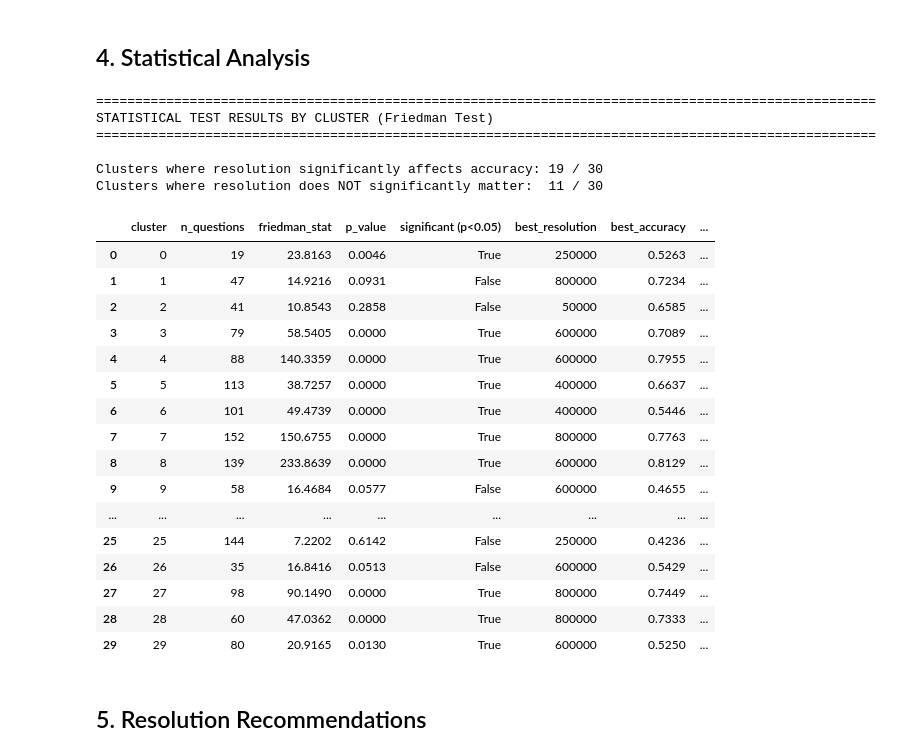
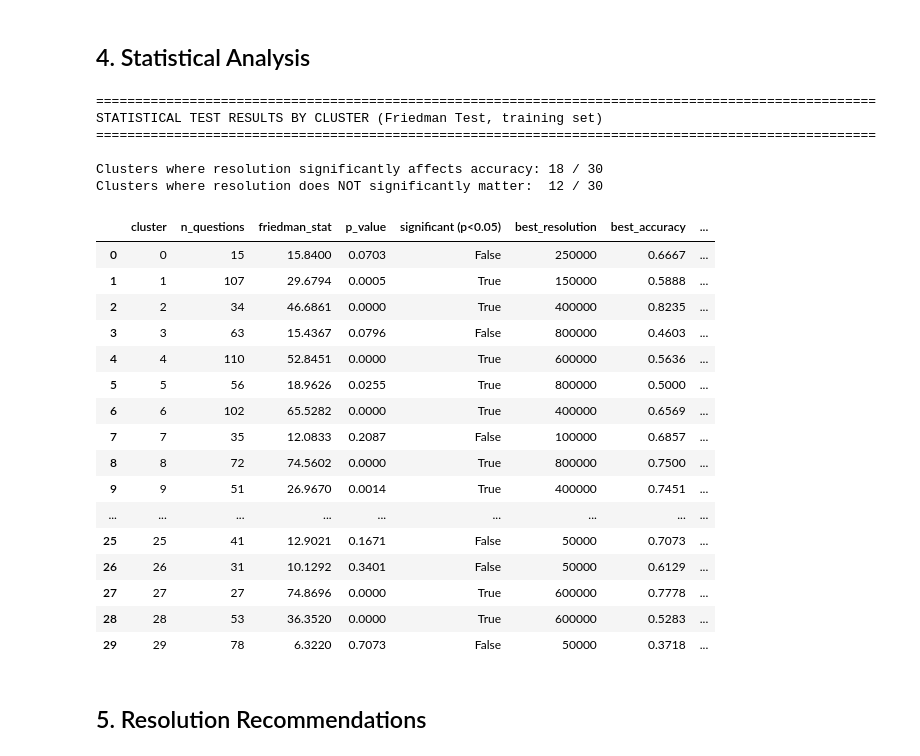
Before and after one commit to Andrew1302/scale-wise-optimizer, a Jupyter notebook: clustering/training/clustering_production.ipynb, the cells around one changed output. Drawn from its saved outputs; the diff is of its cells as text; code cells hidden in the pictures.

```diff
--- a/clustering/training/clustering_production.ipynb
+++ b/clustering/training/clustering_production.ipynb
@@ -150,9 +152,9 @@ Extracted 18 features
 ## 2. Clustering
 # %%
 print("Loading sentence transformer model...")
-model = SentenceTransformer('all-MiniLM-L6-v2')
+model = SentenceTransformer(EMBEDDING_MODEL)
 
-print("Generating embeddings...")
-embeddings = model.encode(df['question_stem'].tolist(), show_progress_bar=True)
+print("Generating embeddings (training set only)...")
+embeddings = model.encode(df_train['question_stem'].tolist(), show_progress_bar=True)
 print(f"Embeddings shape: {embeddings.shape}")
 # %% [output]
@@ -201,7 +196,7 @@ Optimal K: 30
 # %%
 # Train final model and save
 kmeans_final = KMeans(n_clusters=OPTIMAL_K, random_state=RANDOM_STATE, n_init=10)
-df['cluster'] = kmeans_final.fit_predict(embeddings)
+df_train['cluster'] = kmeans_final.fit_predict(embeddings)
 
 # Save model
 os.makedirs(os.path.dirname(MODEL_OUTPUT), exist_ok=True)
@@ -209,6 +204,6 @@ with open(MODEL_OUTPUT, 'wb') as f:
     pickle.dump({'kmeans': kmeans_final, 'embedding_model': EMBEDDING_MODEL, 'optimal_k': OPTIMAL_K}, f)
 
 print(f"Model saved to {MODEL_OUTPUT}")
-print(f"\nCluster distribution:")
-print(df['cluster'].value_counts().sort_index())
+print(f"\nCluster distribution (training set):")
+print(df_train['cluster'].value_counts().sort_index())
 # %% [output]
@@ -248,10 +243,10 @@ Running t-SNE...
 # %% [markdown]
 ## 3. Resolution Analysis
 # %%
-# Compute accuracy per cluster per resolution
+# Compute accuracy per cluster per resolution (training set)
 cluster_perf = []
-for cluster_id in sorted(df['cluster'].unique()):
-    subset = df[df['cluster'] == cluster_id]
+for cluster_id in sorted(df_train['cluster'].unique()):
+    subset = df_train[df_train['cluster'] == cluster_id]
     row = {'cluster': cluster_id, 'n_questions': len(subset)}
     for res in RESOLUTIONS:
         row[f'acc_{res}'] = subset[res].mean()
@@ -288,14 +283,14 @@ plt.figure(figsize=(14, 8))
 resolutions_int = [int(r) for r in RESOLUTIONS]
 colors = plt.cm.tab20(np.linspace(0, 1, OPTIMAL_K))
 
-for cluster_id in sorted(df['cluster'].unique()):
+for cluster_id in sorted(df_train['cluster'].unique()):
     accuracies = [df_cluster.loc[cluster_id, f'acc_{r}'] for r in RESOLUTIONS]
     n = df_cluster.loc[cluster_id, 'n_questions']
     plt.plot(resolutions_int, accuracies, 'o-', color=colors[cluster_id],
              label=f'C{cluster_id} (n={n})', linewidth=1.5, markersize=4, alpha=0.8)
 
 plt.xlabel('Resolution (pixels)', fontsize=12); plt.ylabel('Accuracy', fontsize=12)
-plt.title('Cluster Performance Across Resolutions', fontsize=14)
+plt.title('Cluster Performance Across Resolutions — training set', fontsize=14)
 plt.legend(bbox_to_anchor=(1.02, 1), loc='upper left', fontsize=8, ncol=2)
 plt.xscale('log'); plt.grid(True, alpha=0.3)
 plt.tight_layout()
@@ -338,59 +333,59 @@ CLUSTER RESOLUTION SENSITIVITY ANALYSIS
 # %%
 # Statistical Test Results by Cluster (Friedman Test)
 stat_results = []
-for cluster_id in sorted(df['cluster'].unique()):
-    subset = df[df['cluster'] == cluster_id]
+for cluster_id in sorted(df_train['cluster'].unique()):
+    subset = df_train[df_train['cluster'] == cluster_id]
     scores = subset[RESOLUTIONS].values
 
     try:
         stat, p_val = friedmanchisquare(*[scores[:, i] for i in range(len(RESOLUTIONS))])
-    except:
+    except Exception:
         stat, p_val = np.nan, np.nan
 
     stat_results.append({
         'cluster': cluster_id,
         'n_questions': len(subset),
         'friedman_stat': stat,
         'p_value': p_val,
         'significant (p<0.05)': p_val < 0.05 if not np.isnan(p_val) else False,
         'best_resolution': df_cluster.loc[cluster_id, 'best_resolution'],
         'best_accuracy': df_cluster.loc[cluster_id, 'max_acc'],
         'range_acc': df_cluster.loc[cluster_id, 'range_acc']
     })
 
 df_friedman = pd.DataFrame(stat_results).sort_values('cluster').reset_index(drop=True)
 
 sig_count = df_friedman['significant (p<0.05)'].sum()
 print("=" * 100)
-print("STATISTICAL TEST RESULTS BY CLUSTER (Friedman Test)")
+print("STATISTICAL TEST RESULTS BY CLUSTER (Friedman Test, training set)")
 print("=" * 100)
 print(f"\nClusters where resolution significantly affects accuracy: {sig_count} / {OPTIMAL_K}")
 print(f"Clusters where resolution does NOT significantly matter:  {OPTIMAL_K - sig_count} / {OPTIMAL_K}\n")
 display(df_friedman.round(4))
 # %% [output]
 ====================================================================================================
-STATISTICAL TEST RESULTS BY CLUSTER (Friedman Test)
+STATISTICAL TEST RESULTS BY CLUSTER (Friedman Test, training set)
 ====================================================================================================
 
-Clusters where resolution significantly affects accuracy: 19 / 30
-Clusters where resolution does NOT significantly matter:  11 / 30
+Clusters where resolution significantly affects accuracy: 18 / 30
+Clusters where resolution does NOT significantly matter:  12 / 30
 |  | cluster | n_questions | friedman_stat | p_value | significant (p<0.05) | best_resolution | best_accuracy | ... |
-| 0 | 0 | 19 | 23.8163 | 0.0046 | True | 250000 | 0.5263 | ... |
-| 1 | 1 | 47 | 14.9216 | 0.0931 | False | 800000 | 0.7234 | ... |
-| 2 | 2 | 41 | 10.8543 | 0.2858 | False | 50000 | 0.6585 | ... |
-| 3 | 3 | 79 | 58.5405 | 0.0000 | True | 600000 | 0.7089 | ... |
-| 4 | 4 | 88 | 140.3359 | 0.0000 | True | 600000 | 0.7955 | ... |
-| 5 | 5 | 113 | 38.7257 | 0.0000 | True | 400000 | 0.6637 | ... |
-| 6 | 6 | 101 | 49.4739 | 0.0000 | True | 400000 | 0.5446 | ... |
-| 7 | 7 | 152 | 150.6755 | 0.0000 | True | 800000 | 0.7763 | ... |
-| 8 | 8 | 139 | 233.8639 | 0.0000 | True | 600000 | 0.8129 | ... |
-| 9 | 9 | 58 | 16.4684 | 0.0577 | False | 600000 | 0.4655 | ... |
+| 0 | 0 | 15 | 15.8400 | 0.0703 | False | 250000 | 0.6667 | ... |
+| 1 | 1 | 107 | 29.6794 | 0.0005 | True | 150000 | 0.5888 | ... |
+| 2 | 2 | 34 | 46.6861 | 0.0000 | True | 400000 | 0.8235 | ... |
+| 3 | 3 | 63 | 15.4367 | 0.0796 | False | 800000 | 0.4603 | ... |
+| 4 | 4 | 110 | 52.8451 | 0.0000 | True | 600000 | 0.5636 | ... |
+| 5 | 5 | 56 | 18.9626 | 0.0255 | True | 800000 | 0.5000 | ... |
+| 6 | 6 | 102 | 65.5282 | 0.0000 | True | 400000 | 0.6569 | ... |
+| 7 | 7 | 35 | 12.0833 | 0.2087 | False | 100000 | 0.6857 | ... |
+| 8 | 8 | 72 | 74.5602 | 0.0000 | True | 800000 | 0.7500 | ... |
+| 9 | 9 | 51 | 26.9670 | 0.0014 | True | 400000 | 0.7451 | ... |
 | ... | ... | ... | ... | ... | ... | ... | ... | ... |
-| 25 | 25 | 144 | 7.2202 | 0.6142 | False | 250000 | 0.4236 | ... |
-| 26 | 26 | 35 | 16.8416 | 0.0513 | False | 600000 | 0.5429 | ... |
-| 27 | 27 | 98 | 90.1490 | 0.0000 | True | 800000 | 0.7449 | ... |
-| 28 | 28 | 60 | 47.0362 | 0.0000 | True | 800000 | 0.7333 | ... |
-| 29 | 29 | 80 | 20.9165 | 0.0130 | True | 600000 | 0.5250 | ... |
+| 25 | 25 | 41 | 12.9021 | 0.1671 | False | 50000 | 0.7073 | ... |
+| 26 | 26 | 31 | 10.1292 | 0.3401 | False | 50000 | 0.6129 | ... |
+| 27 | 27 | 27 | 74.8696 | 0.0000 | True | 600000 | 0.7778 | ... |
+| 28 | 28 | 53 | 36.3520 | 0.0000 | True | 600000 | 0.5283 | ... |
+| 29 | 29 | 78 | 6.3220 | 0.7073 | False | 50000 | 0.3718 | ... |
 # %% [markdown]
 ## 5. Resolution Recommendations
 # %%
```
Also changed, not shown: parts of 21 cells of this notebook, 5 other files.
